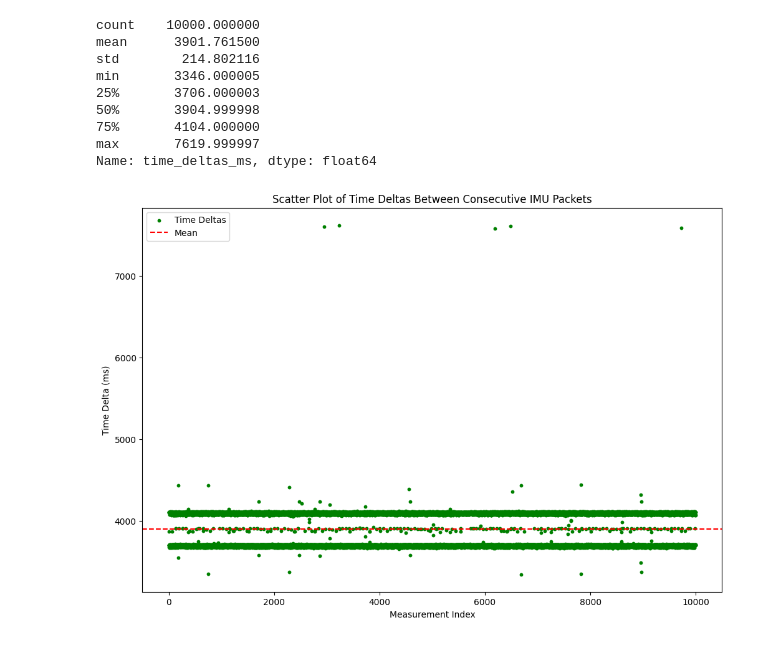
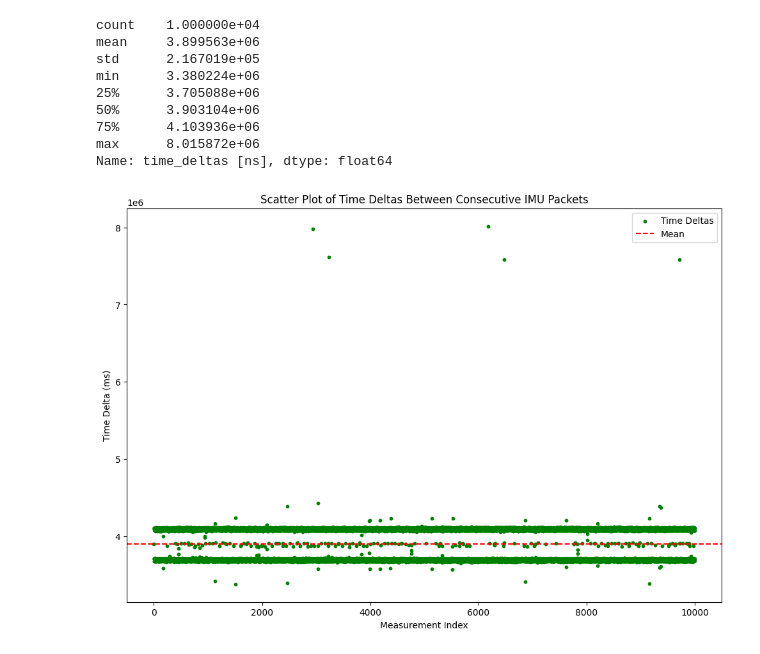
Before and after one commit to Virtana/indoor_drone_experimentation, a Jupyter notebook: kimera_local_eval/checking_jitter/Jitter_Investigation_w_Jaka_Script.ipynb, the cells around one changed output. Drawn from its saved outputs; the diff is of its cells as text; code cells hidden in the pictures.

```diff
--- a/kimera_local_eval/checking_jitter/Jitter_Investigation_w_Jaka_Script.ipynb
+++ b/kimera_local_eval/checking_jitter/Jitter_Investigation_w_Jaka_Script.ipynb
@@ -48,28 +58,27 @@ df[df['time_deltas_ms'] > 6000.0]
 # %%
-df['time_deltas_ms'].describe()
+summary_results = df['time_deltas [ns]'].describe()
+print(summary_results)
 # %% [output]
-count    10000.000000
-mean      3901.761500
-std        214.802116
-min       3346.000005
-25%       3706.000003
-50%       3904.999998
-75%       4104.000000
-max       7619.999997
-Name: time_deltas_ms, dtype: float64
+count    1.000000e+04
+mean     3.899563e+06
+std      2.167019e+05
+min      3.380224e+06
+25%      3.705088e+06
+50%      3.903104e+06
+75%      4.103936e+06
+max      8.015872e+06
+Name: time_deltas [ns], dtype: float64
 # %%
-time_deltas_ms = df['time_deltas_ms'].values
-mean_delta = df['mean_delta'].values
-stf_delta = df['std_delta'].values
+time_deltas_ns = df['time_deltas [ns]'].values
 # %%
 plt.figure(figsize=(12, 8))
-plt.scatter(range(len(time_deltas_ms)), time_deltas_ms, c='green', label='Time Deltas', s=10)
-plt.axhline(mean_delta[0], color='red', linestyle='--', label='Mean', xmin=0, xmax=1)
+plt.scatter(range(len(time_deltas_ms)), time_deltas_ns, c='green', label='Time Deltas', s=10)
+plt.axhline(summary_results['mean'], color='red', linestyle='--', label='Mean', xmin=0, xmax=1)
 # plt.text(0, 0, f"Mean: {mean_delta:.2f} ms\nStd: {std_delta:.2f} ms", fontsize=12, bbox=dict(facecolor='white', alpha=0.5))
 plt.xlabel('Measurement Index')
 plt.ylabel('Time Delta (ms)')
 plt.title('Scatter Plot of Time Deltas Between Consecutive IMU Packets')
 plt.legend()
 plt.show()
 # %% [output]
-[figure, old version]
+[figure, new version]
```
Also changed, not shown: parts of 6 cells of this notebook, 6 other files.
